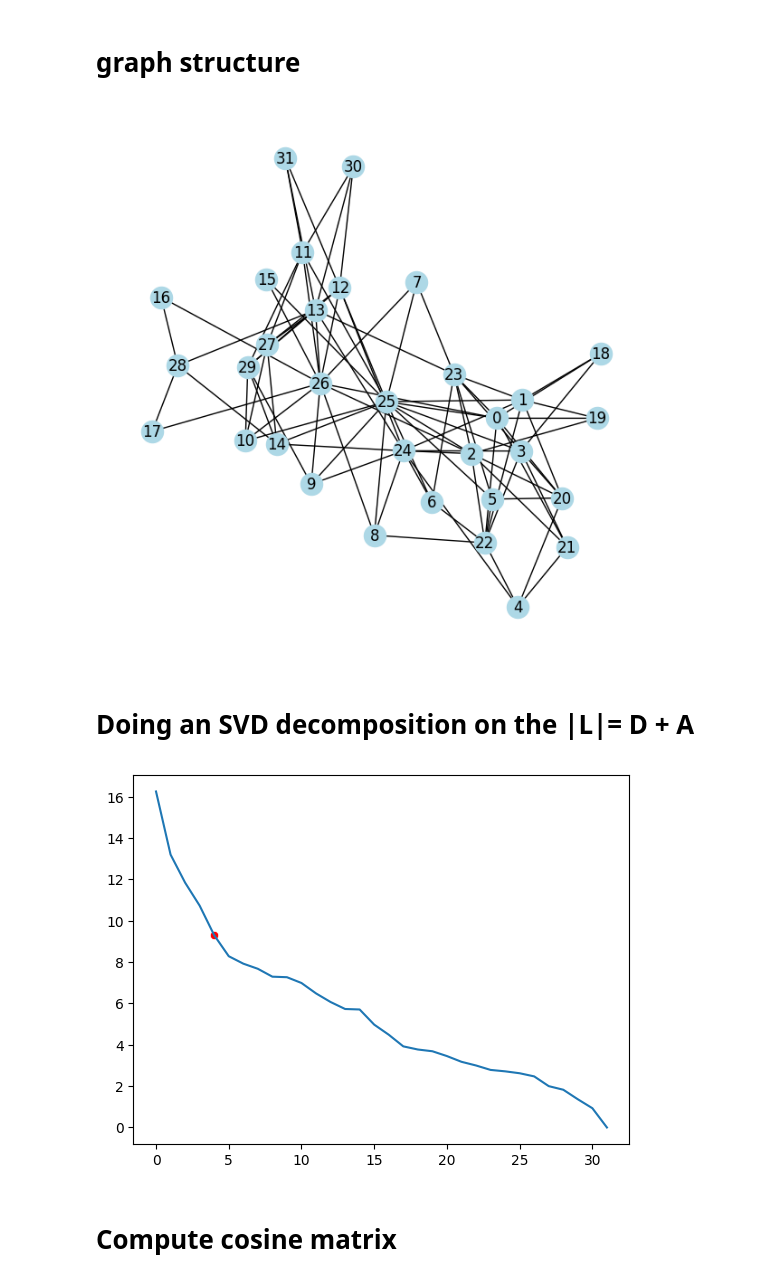
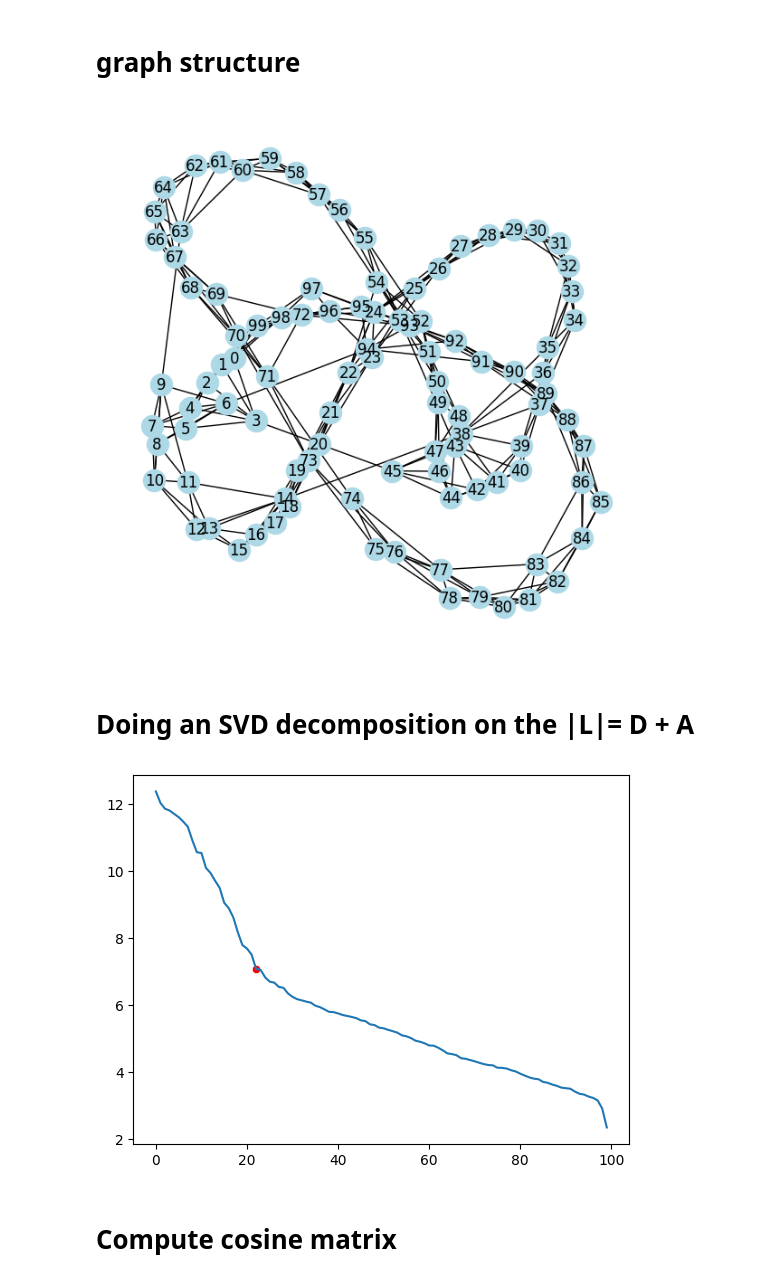
Before and after one commit to xiao278/svd_applications, a Jupyter notebook: community_detection_implementation.ipynb, the cells around one changed output. Cells and saved outputs as stored; diff of their text form; code cells hidden in the pictures.

```diff
--- a/community_detection_implementation.ipynb
+++ b/community_detection_implementation.ipynb
@@ -63,36 +63,36 @@ def draw_graph(A:np.ndarray, group_labels=None, top_nodes=None):
 #     0: [1,2,3],
 #     1: [0,2,3],
 #     2: [0,1,3],
 #     3: [0,2,4,1],
 #     4: [5,7,6,3],
 #     5: [4,6,7],
 #     6: [5,7,4],
 #     7: [4,5,6],
 # }
 
 # AL = {
 #     0: [1,5],
 #     1: [0,2],
 #     2: [1,3],
 #     3: [2,4],
 #     4: [3,5],
 #     5: [4,0]
 # }
 
-AL = nx.to_dict_of_lists(nx.davis_southern_women_graph())
+# AL = nx.to_dict_of_lists(nx.davis_southern_women_graph())
 # AL = nx.to_dict_of_lists(nx.karate_club_graph())
-# AL = nx.to_dict_of_lists(nx.watts_strogatz_graph(n=100, k=6, p=0.05))
+AL = nx.to_dict_of_lists(nx.watts_strogatz_graph(n=100, k=6, p=0.05))
 
 # top_nodes, bottom_nodes = bipartite.sets(nx.davis_southern_women_graph())
 
 # Get the adjacency matrix as a NumPy array
 G = nx.from_dict_of_lists(AL)
 A = nx.to_numpy_array(G)
 D = np.diag(np.sum(A, axis=0)) #find the degree of each node
 m, n = A.shape
 draw_graph(A)
 # %% [output]
-[figure, old version]
+[figure, new version]
 # %% [markdown]
 # Doing an SVD decomposition on the |L|= D + A
 # %%
@@ -109,7 +109,7 @@ sns.scatterplot(x=[k], y=[svs[k]], color='red')
 # sns.barplot(x=list(range(len(svs_decrease))), y=svs_decrease, color='indigo')
 plt.show()
 # %% [output]
-[figure, old version]
+[figure, new version]
 # %%
 # k = 5
 U_k = U[:,0:k+1]
```
Also changed, not shown: parts of 3 cells of this notebook, 1 other file.
